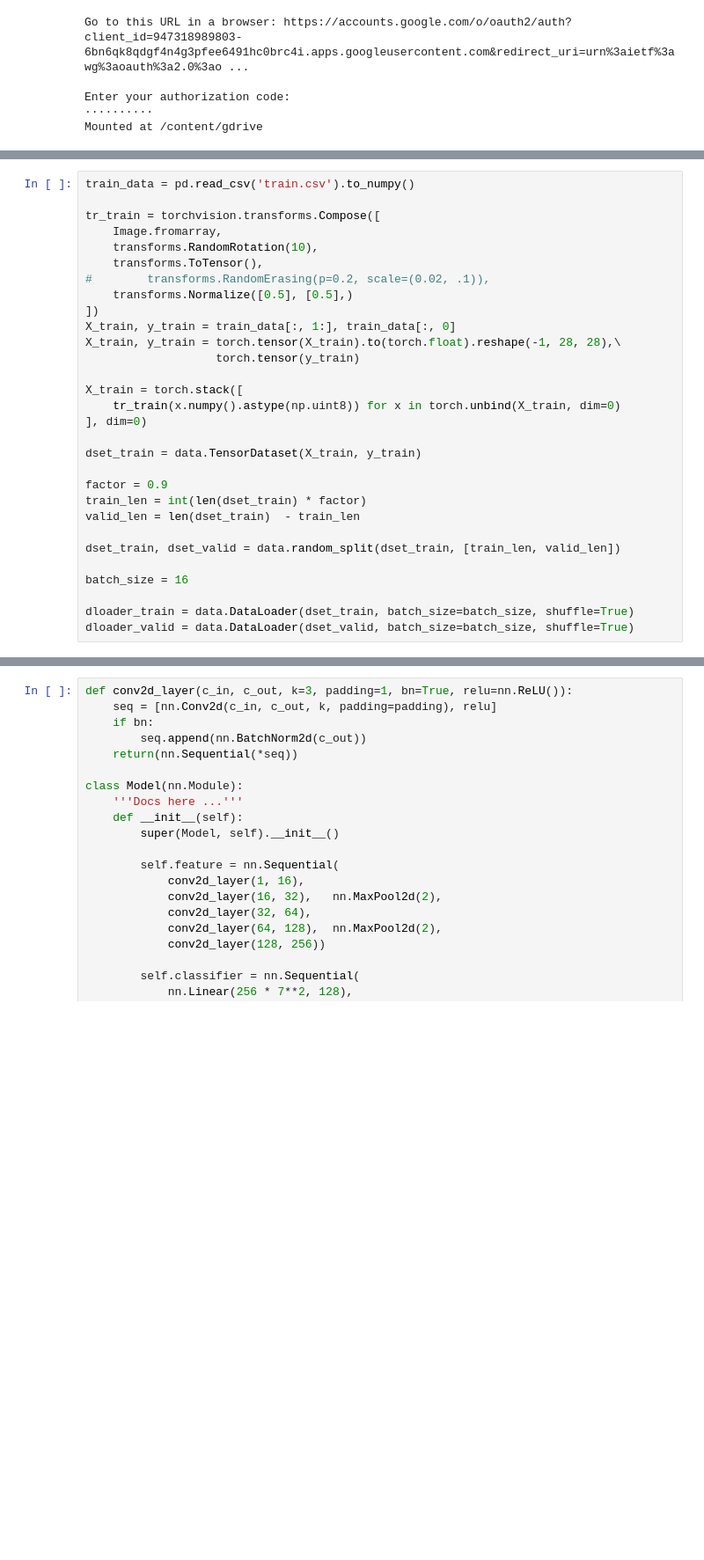
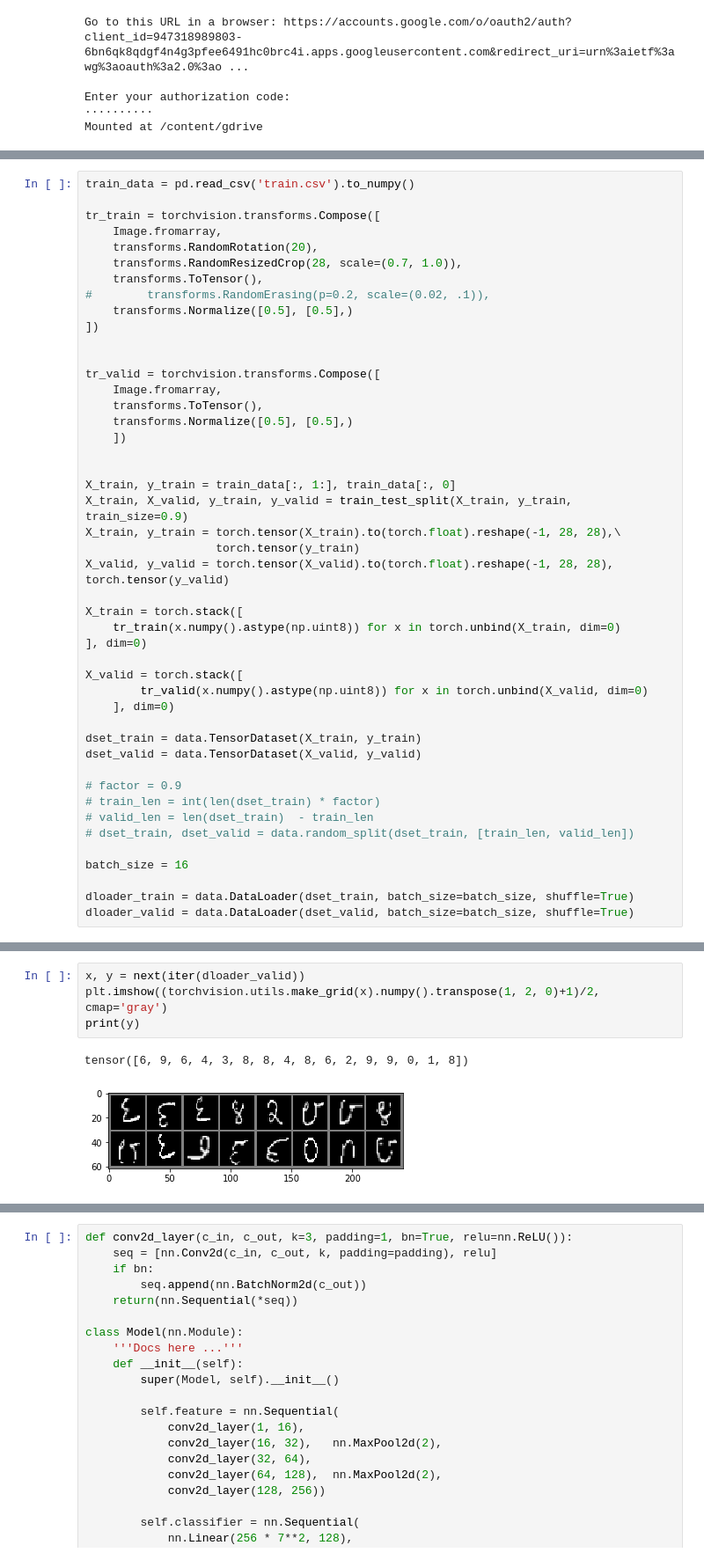
Before and after one commit to syadegari/kaggle, a Jupyter notebook: Kannada_MNIST.ipynb, the cells around one changed output, grey strips where cells are left out. Shown at 88% size. Drawn from its saved outputs; the diff is of its cells as text; blank space fills up the shorter version.

```diff
--- a/Kannada_MNIST.ipynb
+++ b/Kannada_MNIST.ipynb
@@ -42,26 +44,42 @@ train_data = pd.read_csv('train.csv').to_numpy()
 
 tr_train = torchvision.transforms.Compose([
     Image.fromarray,
-    transforms.RandomRotation(10),
+    transforms.RandomRotation(20),
+    transforms.RandomResizedCrop(28, scale=(0.7, 1.0)),
     transforms.ToTensor(),
 #        transforms.RandomErasing(p=0.2, scale=(0.02, .1)),
     transforms.Normalize([0.5], [0.5],)
 ])
+
+
+tr_valid = torchvision.transforms.Compose([
+    Image.fromarray,
+    transforms.ToTensor(),
+    transforms.Normalize([0.5], [0.5],)
+    ])
+
+
 X_train, y_train = train_data[:, 1:], train_data[:, 0]
+X_train, X_valid, y_train, y_valid = train_test_split(X_train, y_train, train_size=0.9)
 X_train, y_train = torch.tensor(X_train).to(torch.float).reshape(-1, 28, 28),\
                    torch.tensor(y_train)
+X_valid, y_valid = torch.tensor(X_valid).to(torch.float).reshape(-1, 28, 28), torch.tensor(y_valid)
 
 X_train = torch.stack([
     tr_train(x.numpy().astype(np.uint8)) for x in torch.unbind(X_train, dim=0)
 ], dim=0)
 
+X_valid = torch.stack([
+        tr_valid(x.numpy().astype(np.uint8)) for x in torch.unbind(X_valid, dim=0)
+    ], dim=0)
+
 dset_train = data.TensorDataset(X_train, y_train)
+dset_valid = data.TensorDataset(X_valid, y_valid)
 
-factor = 0.9
-train_len = int(len(dset_train) * factor)
-valid_len = len(dset_train)  - train_len
-
-dset_train, dset_valid = data.random_split(dset_train, [train_len, valid_len])
+# factor = 0.9
+# train_len = int(len(dset_train) * factor)
+# valid_len = len(dset_train)  - train_len
+# dset_train, dset_valid = data.random_split(dset_train, [train_len, valid_len])
 
 batch_size = 16
 
@@ -77,3 +95,10 @@ tensor([5, 3, 0, 2, 9, 7, 4, 9, 6, 5, 8, 2, 8, 0, 7, 8])
+# %%
+x, y = next(iter(dloader_valid))
+plt.imshow((torchvision.utils.make_grid(x).numpy().transpose(1, 2, 0)+1)/2, cmap='gray')
+print(y)
+# %% [output]
+tensor([6, 9, 6, 4, 3, 8, 8, 4, 8, 6, 2, 9, 9, 0, 1, 8])
+[figure, added]
 # %%
 class Save:
     def __init__(self):
```
Also changed, not shown: parts of 22 cells of this notebook.
